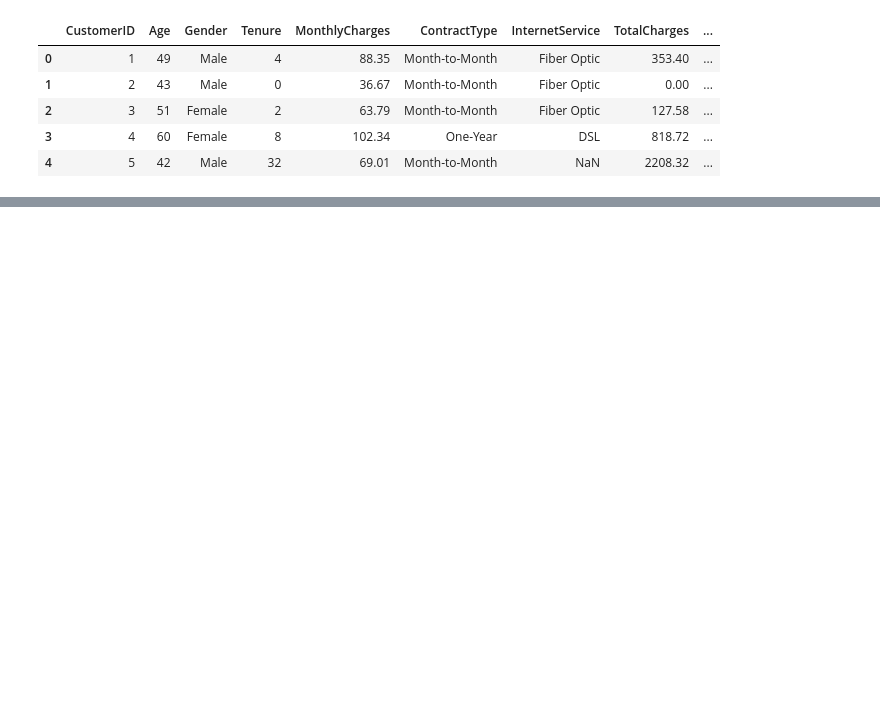
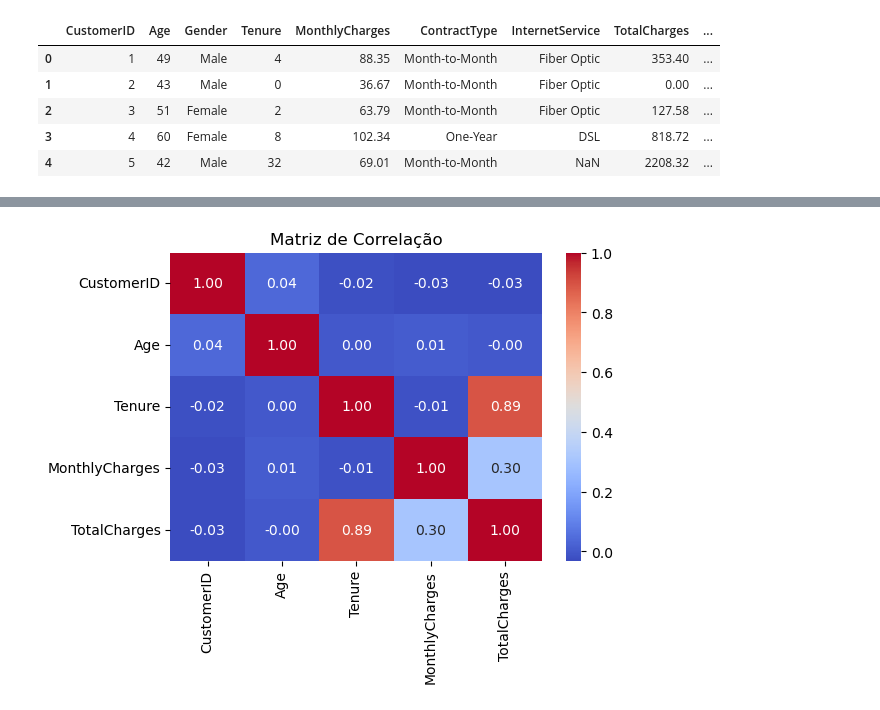
Before and after one commit to FurtunatoTitoDev/Churn-Prediction, a Jupyter notebook: index.ipynb, the cells around one changed output, grey strips where cells are left out. Drawn from its saved outputs; the diff is of its cells as text; code cells hidden in the pictures; blank space fills up the shorter version.

```diff
--- a/index.ipynb
+++ b/index.ipynb
@@ -16,0 +64,3 @@ df.head(5)
+# %%
+# Substitui os valores nulos (NaN) na coluna "InternetService" por uma string vazia
+df["InternetService"]= df["InternetService"].fillna("")
@@ -16,0 +84,3 @@ df.head(5)
+# %%
+# Selecionar apenas as colunas numéricas do DataFrame
+numeric_columns = df.select_dtypes(include =["number"])
@@ -16,0 +114,10 @@ df.head(5)
+# %%
+correla=numeric_columns.corr()
+# %%
+# Visualizar a matriz de correlação usando um mapa de calor
+plt.figure(figsize=(6, 4))
+sns.heatmap(correla, annot=True, cmap='coolwarm', fmt=".2f")
+plt.title("Matriz de Correlação")
+plt.show()
+# %% [output]
+[figure, added]
```
Also changed, not shown: parts of 28 cells of this notebook.
